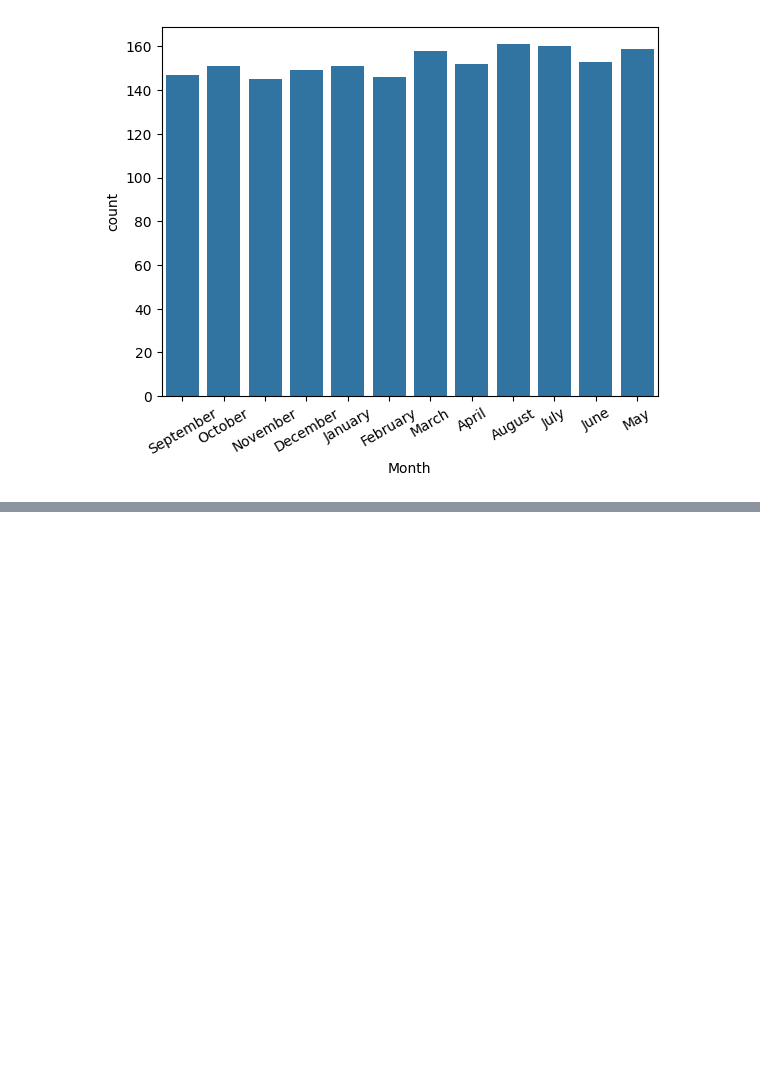
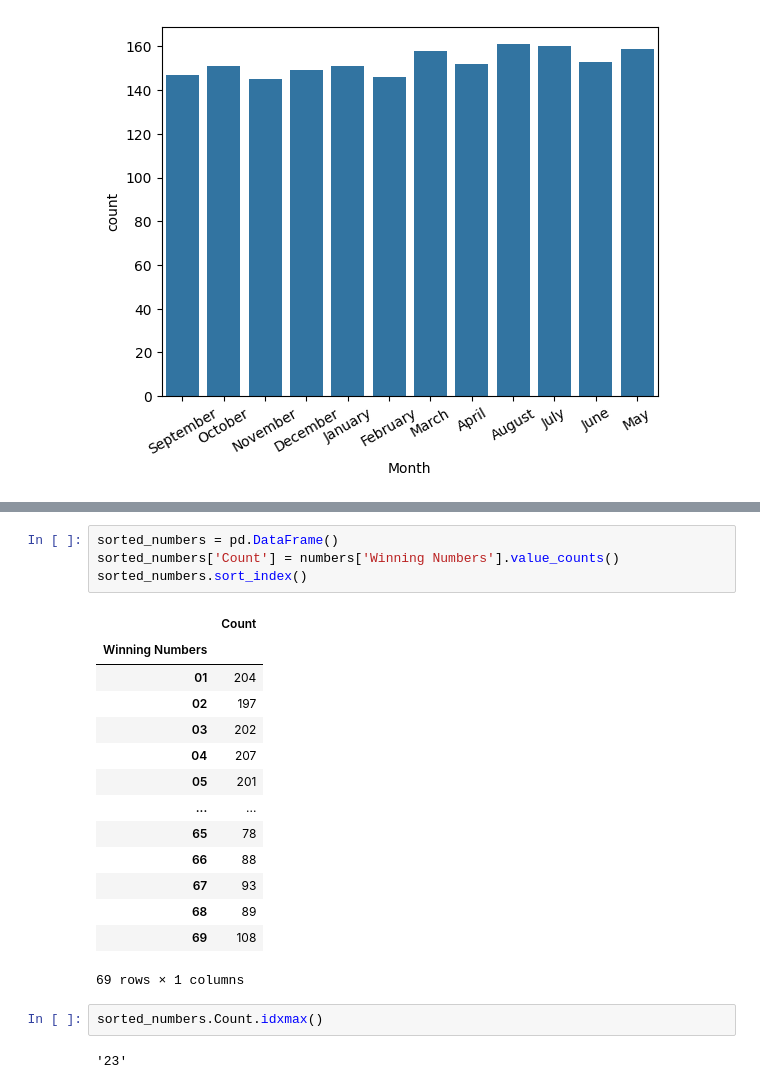
Before and after one commit to Szafranerio/Data_InDepth, a Jupyter notebook: Seaborn/Lottery_Dataset.ipynb, the cells around one changed output, grey strips where cells are left out. Cells and saved outputs as stored; diff of their text form; blank space fills up the shorter version.

```diff
--- a/Seaborn/Lottery_Dataset.ipynb
+++ b/Seaborn/Lottery_Dataset.ipynb
@@ -132,0 +146,23 @@ plt.show()
+# %%
+sorted_numbers = pd.DataFrame()
+sorted_numbers['Count'] = numbers['Winning Numbers'].value_counts()
+sorted_numbers.sort_index()
+# %% [output]
+|  | Count |
+| Winning Numbers |  |
+| 01 | 204 |
+| 02 | 197 |
+| 03 | 202 |
+| 04 | 207 |
+| 05 | 201 |
+| ... | ... |
+| 65 | 78 |
+| 66 | 88 |
+| 67 | 93 |
+| 68 | 89 |
+| 69 | 108 |
+69 rows × 1 columns
+# %%
+sorted_numbers.Count.idxmax()
+# %% [output]
+'23'
```
Also changed, not shown: parts of 10 cells of this notebook.
